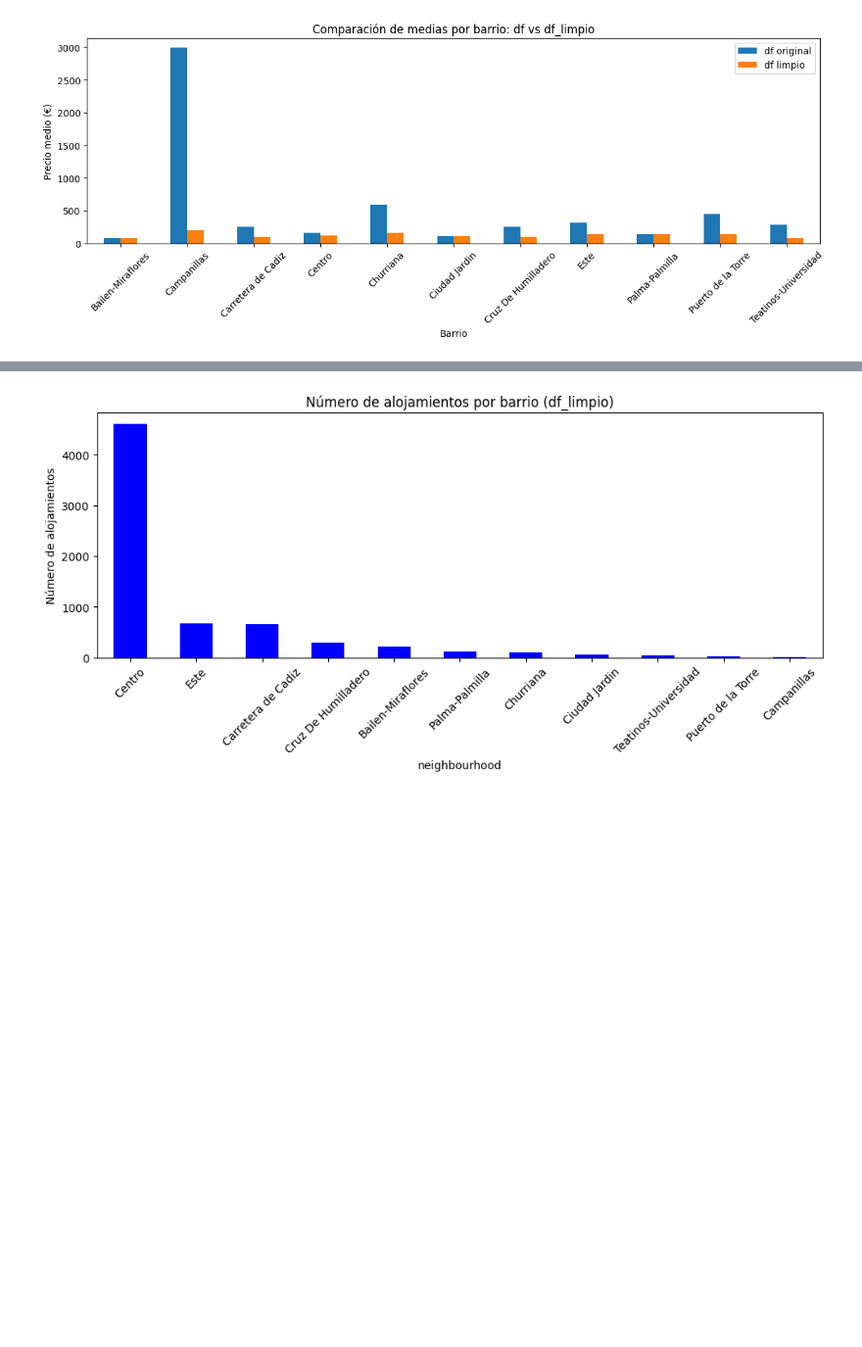
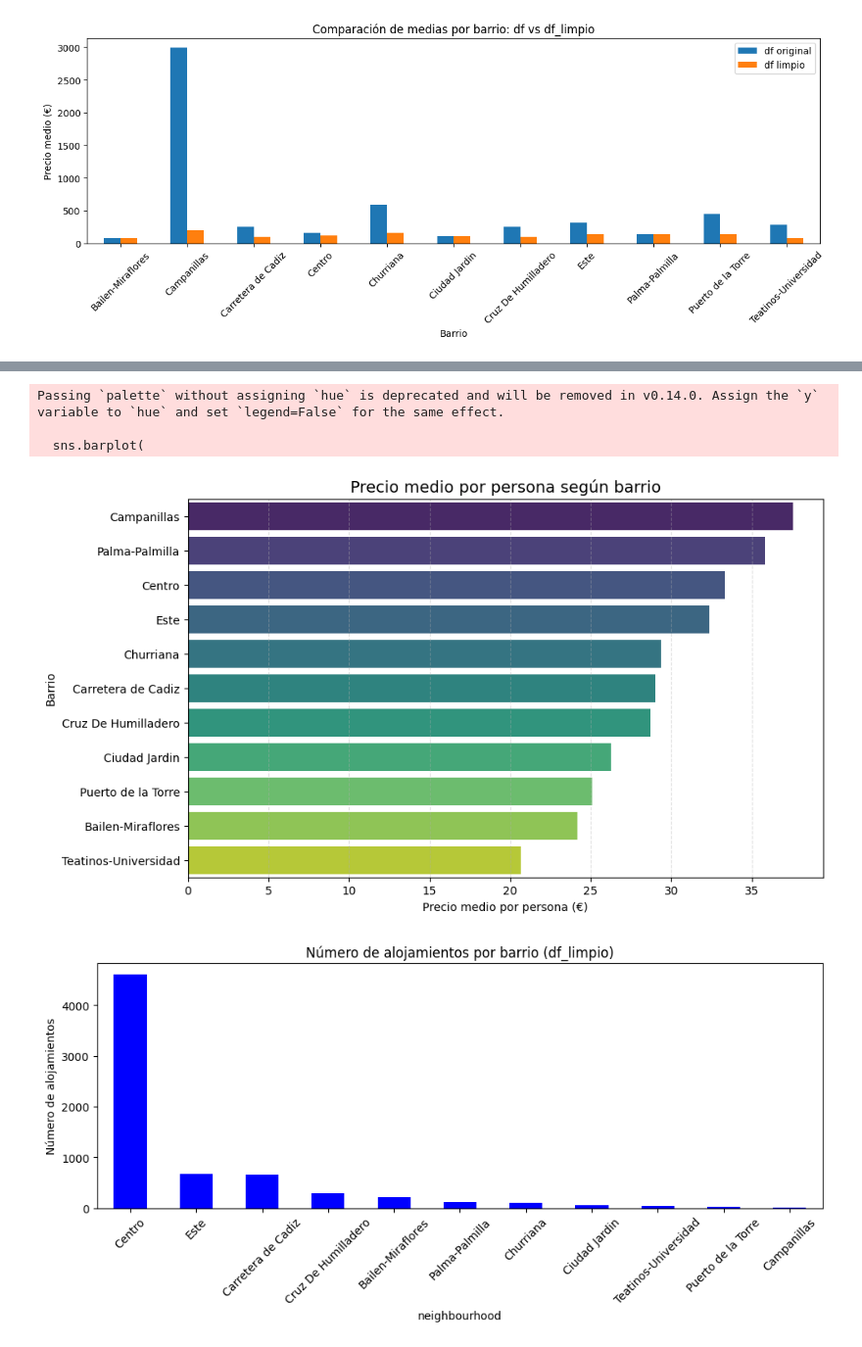
Before and after one commit to MHHsim/Proyect-Break-I, a Jupyter notebook: src/notebooks/Fase_04_Analysis.ipynb, the cells around one changed output, grey strips where cells are left out. Shown at 98% size. Saved outputs shown, nothing was run; the diff lists cells and outputs as text; code cells hidden in the pictures; blank space fills up the shorter version.

```diff
--- a/src/notebooks/Fase_04_Analysis.ipynb
+++ b/src/notebooks/Fase_04_Analysis.ipynb
@@ -5,7 +5,7 @@ import numpy as np
 import pandas as pd
 import seaborn as sns
 
-df = pd.read_csv("../../src/data/df_2025_limpio.csv")
+df = pd.read_csv("../../src/data/df_2025.csv")
 # %% [markdown]
 ## **HIPÓTESIS 1**
 
@@ -252,0 +261,6 @@ plt.show();
+# %%
+# Precio medio por persona y barrio
+
+df_limpio['precio_por_persona'] = df_limpio['price'] / df_limpio['accommodates']
+
+df_limpio.groupby("neighbourhood")["precio_por_persona"].mean().sort_values(ascending=False)
@@ -253 +281,30 @@ plt.show();
+# %%
+# Calcular precio por persona
+df_limpio['precio_por_persona'] = df_limpio['price'] / df_limpio['accommodates']
+
+# Agrupar y ordenar
+precio_barrio = (
+    df_limpio.groupby("neighbourhood")["precio_por_persona"]
+    .mean()
+    .sort_values(ascending=False)
+)
+
+plt.figure(figsize=(10,6))
+sns.barplot(
+    x=precio_barrio.values,
+    y=precio_barrio.index,
+    palette="viridis"
+)
+
+plt.title("Precio medio por persona según barrio", fontsize=14)
+plt.xlabel("Precio medio por persona (€)")
+plt.ylabel("Barrio")
+plt.grid(axis="x", linestyle="--", alpha=0.4)
+
+plt.show()
+# %% [output]
+Passing `palette` without assigning `hue` is deprecated and will be removed in v0.14.0. Assign the `y` variable to `hue` and set `legend=False` for the same effect.
+
+  sns.barplot(
+[figure, added]
 # %%
```
Also changed, not shown: parts of 5 cells of this notebook, 2 other files.
